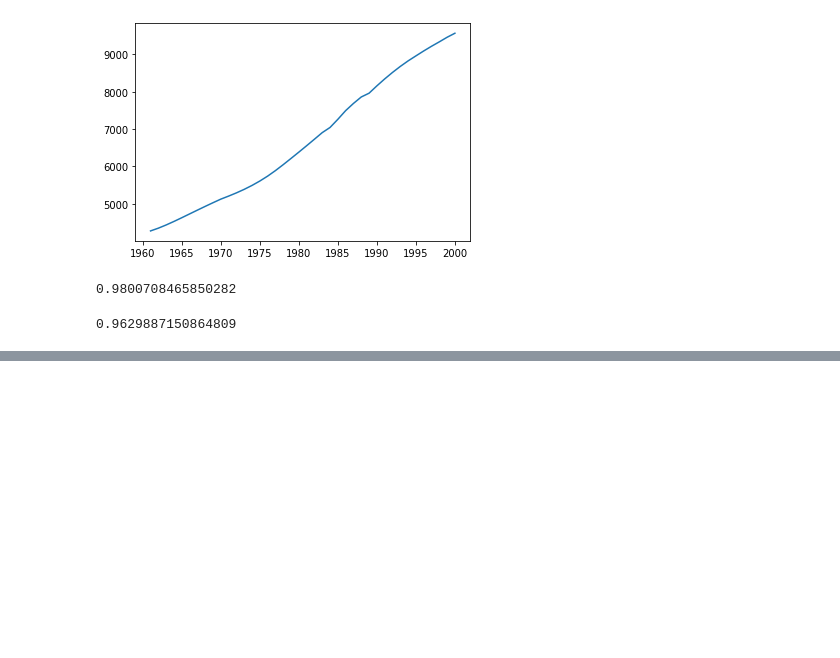
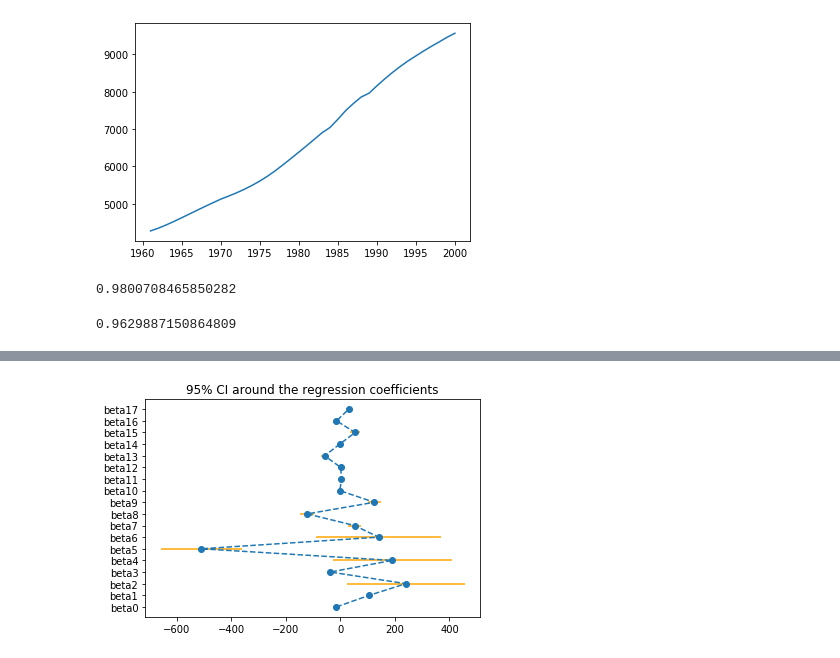
Before and after one commit to NizarGhandri/GDP, a Jupyter notebook: notebooks/singapore_model.ipynb, the cells around one changed output, grey strips where cells are left out. Drawn from its saved outputs; the diff is of its cells as text; code cells hidden in the pictures; blank space fills up the shorter version.

```diff
--- a/notebooks/singapore_model.ipynb
+++ b/notebooks/singapore_model.ipynb
@@ -96,3 +96,6 @@ adj_r_2 = adjusted_R_squared(y, predict(X, w), X_test.shape[1])
 adj_r_2
 # %% [output]
 0.9629887150864809
+# %%
+var = variance_least_squares_weights(y, predict(X, w), X)
+var.shape
@@ -98,0 +104,3 @@ adj_r_2
+# %%
+lower_CI, upper_CI = confidence_interval(X.shape, w, var)
+w-lower_CI
@@ -98,0 +126,10 @@ adj_r_2
+# %%
+#plt.gca().fill_between(np.arange(X.shape[1]), np.squeeze(lower_CI), np.squeeze(upper_CI), label="95% CI", color="#b9cfe7", edgecolor="")
+#plt.plot(np.arange(X.shape[1]), w, label="w")
+plt.errorbar(w, np.arange(X.shape[1]), xerr=np.vstack([np.squeeze(w-lower_CI), np.squeeze(upper_CI-w)]), fmt="--o", ecolor='orange')
+plt.yticks(np.arange(X.shape[1]), ["beta"+str(i) for i in np.arange(X.shape[1])])
+#plt.legend()
+plt.title("95% CI around the regression coefficients")
+plt.show()
+# %% [output]
+[figure, added]
```
Also changed, not shown: parts of 15 cells of this notebook, 1 other file.
